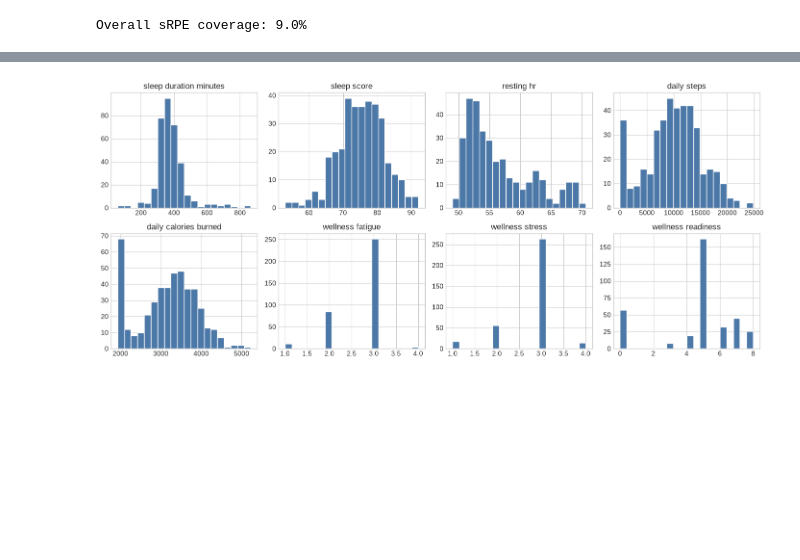
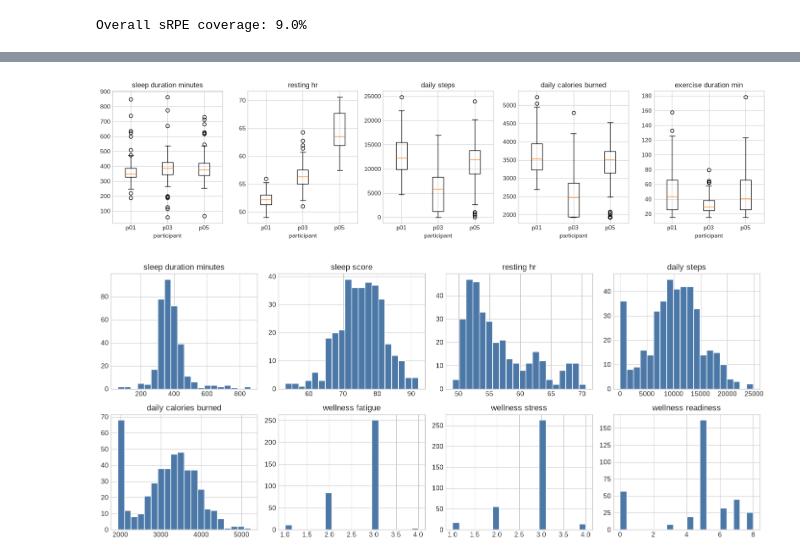
Before and after one commit to KarrayAziz/athlete-readiness-analysis, a Jupyter notebook: technical_test.ipynb, the cells around one changed output, grey strips where cells are left out. Drawn from its saved outputs; the diff is of its cells as text; code cells hidden in the pictures; blank space fills up the shorter version.

```diff
--- a/technical_test.ipynb
+++ b/technical_test.ipynb
@@ -1219,3 +1289,31 @@ Overall sRPE coverage: 9.0%
+# %%
+boxplot_columns = [
+    "sleep_duration_minutes",
+    "resting_hr",
+    "daily_steps",
+    "daily_calories_burned",
+    "exercise_duration_min",
+]
+
+fig, axes = plt.subplots(1, len(boxplot_columns), figsize=(16, 4))
+
+for ax, column in zip(axes, boxplot_columns):
+    data = [
+        daily.loc[daily["participant_id"] == participant, column].dropna()
+        for participant in sorted(daily["participant_id"].unique())
+    ]
+
+    ax.boxplot(
+        data,
+        tick_labels=sorted(daily["participant_id"].unique())
+    )
+    ax.set_title(column.replace("_", " "))
+    ax.set_xlabel("participant")
+
+fig.tight_layout()
+plt.show()
+# %% [output]
+[figure, added]
 # %%
 plot_columns = ["sleep_duration_minutes", "sleep_score", "resting_hr", "daily_steps",
                 "daily_calories_burned", "wellness_fatigue", "wellness_stress", "wellness_readiness"]
```
Also changed, not shown: parts of 2 cells of this notebook.
